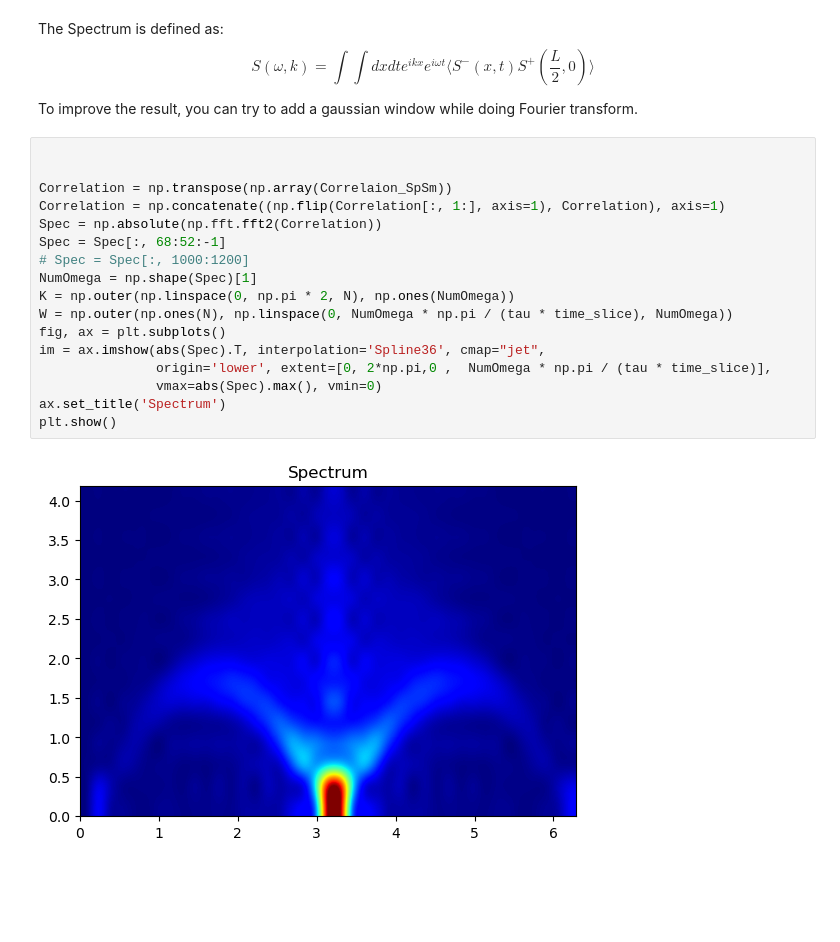
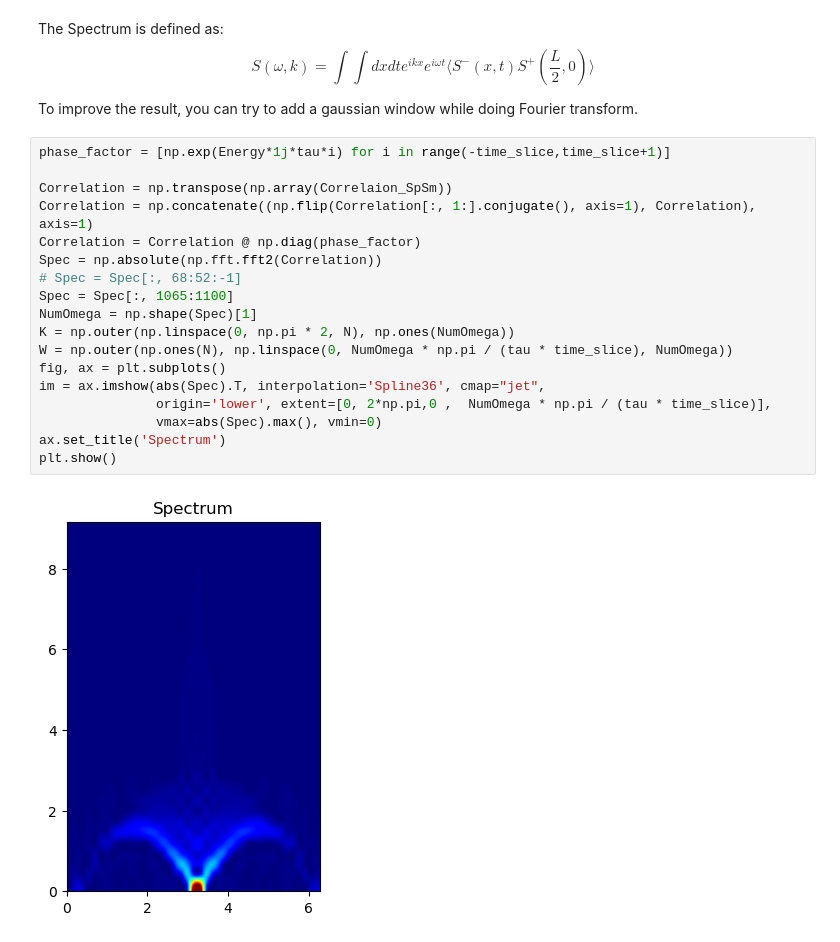
Before and after one commit to DavidGoing/DMRG, a Jupyter notebook: DMRG_TEBD.ipynb, the cells around one changed output. Drawn from its saved outputs; the diff is of its cells as text; blank space fills up the shorter version.

```diff
--- a/DMRG_TEBD.ipynb
+++ b/DMRG_TEBD.ipynb
@@ -589,21 +589,22 @@ $$
 
 To improve the result, you can try to add a gaussian window while doing Fourier transform.
 # %%
-
+phase_factor = [np.exp(Energy*1j*tau*i) for i in range(-time_slice,time_slice+1)]
 
 Correlation = np.transpose(np.array(Correlaion_SpSm))
-Correlation = np.concatenate((np.flip(Correlation[:, 1:], axis=1), Correlation), axis=1)
+Correlation = np.concatenate((np.flip(Correlation[:, 1:].conjugate(), axis=1), Correlation), axis=1)
+Correlation = Correlation @ np.diag(phase_factor)
 Spec = np.absolute(np.fft.fft2(Correlation))
-Spec = Spec[:, 68:52:-1]
-# Spec = Spec[:, 1000:1200]
+# Spec = Spec[:, 68:52:-1]
+Spec = Spec[:, 1065:1100]
 NumOmega = np.shape(Spec)[1]
 K = np.outer(np.linspace(0, np.pi * 2, N), np.ones(NumOmega))
 W = np.outer(np.ones(N), np.linspace(0, NumOmega * np.pi / (tau * time_slice), NumOmega))
 fig, ax = plt.subplots()
 im = ax.imshow(abs(Spec).T, interpolation='Spline36', cmap="jet",
                origin='lower', extent=[0, 2*np.pi,0 ,  NumOmega * np.pi / (tau * time_slice)],
                vmax=abs(Spec).max(), vmin=0)
 ax.set_title('Spectrum')
 plt.show()
 # %% [output]
-[figure, old version]
+[figure, new version]
```
Also changed, not shown: parts of 1 cell of this notebook, 1 other file.
